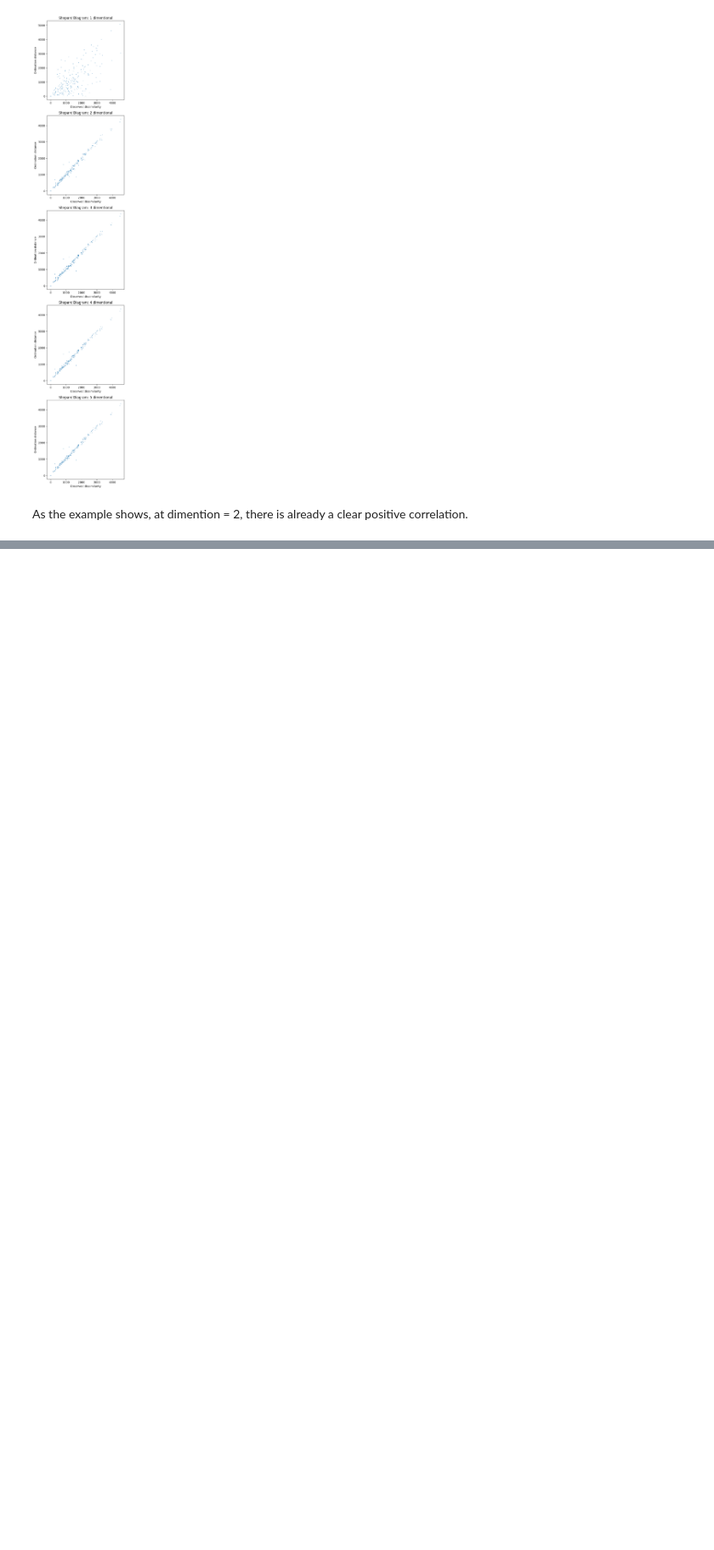
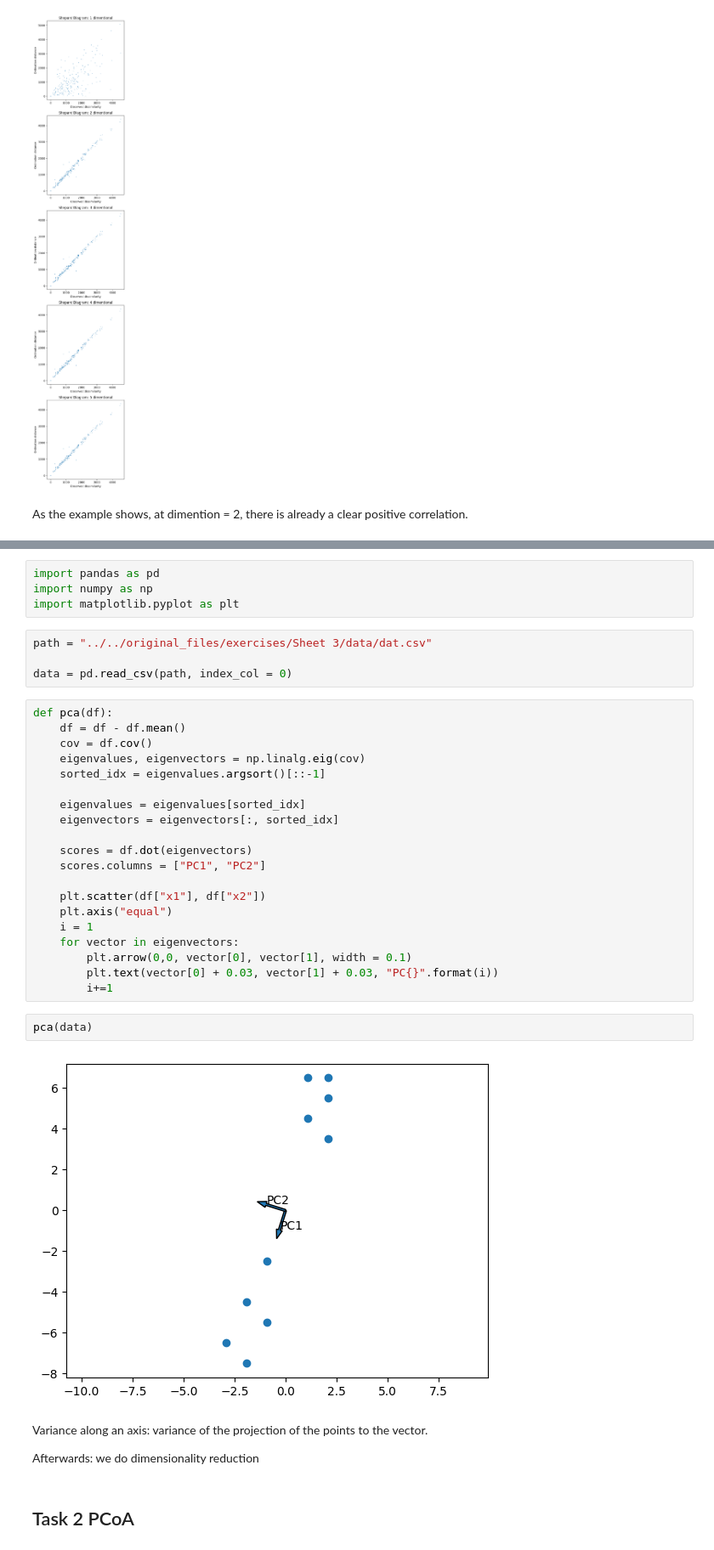
Before and after one commit to SAutum/ai-ds, a Jupyter notebook: ml/hongli/sheet_03/exercise_3.ipynb, the cells around one changed output, grey strips where cells are left out. Shown at 85% size. Cells and saved outputs as stored; diff of their text form; blank space fills up the shorter version.

Commit message:
hongli: ml_e03_exercise class

```diff
--- a/ml/hongli/sheet_03/exercise_3.ipynb
+++ b/ml/hongli/sheet_03/exercise_3.ipynb
@@ -257,0 +268,38 @@ As the example shows, at dimention = 2, there is already a clear positive correl
+# %%
+import pandas as pd
+import numpy as np
+import matplotlib.pyplot as plt
+# %%
+path = "../../original_files/exercises/Sheet 3/data/dat.csv"
+
+data = pd.read_csv(path, index_col = 0)
+# %%
+def pca(df):
+    df = df - df.mean()
+    cov = df.cov()
+    eigenvalues, eigenvectors = np.linalg.eig(cov)
+    sorted_idx = eigenvalues.argsort()[::-1]
+
+    eigenvalues = eigenvalues[sorted_idx]
+    eigenvectors = eigenvectors[:, sorted_idx]
+
+    scores = df.dot(eigenvectors)
+    scores.columns = ["PC1", "PC2"]
+
+    plt.scatter(df["x1"], df["x2"])
+    plt.axis("equal")
+    i = 1
+    for vector in eigenvectors:
+        plt.arrow(0,0, vector[0], vector[1], width = 0.1)
+        plt.text(vector[0] + 0.03, vector[1] + 0.03, "PC{}".format(i))
+        i+=1
+# %%
+pca(data)
+# %% [output]
+[figure, added]
+# %% [markdown]
+Variance along an axis: variance of the projection of the points to the vector.
+
+Afterwards: we do dimensionality reduction
+# %% [markdown]
+## Task 2 PCoA
```
Also changed, not shown: parts of 9 cells of this notebook.
